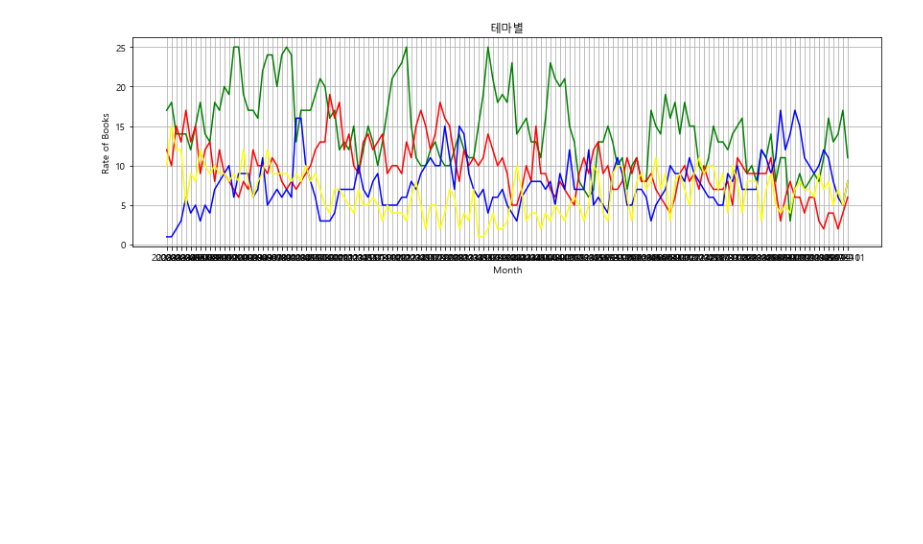
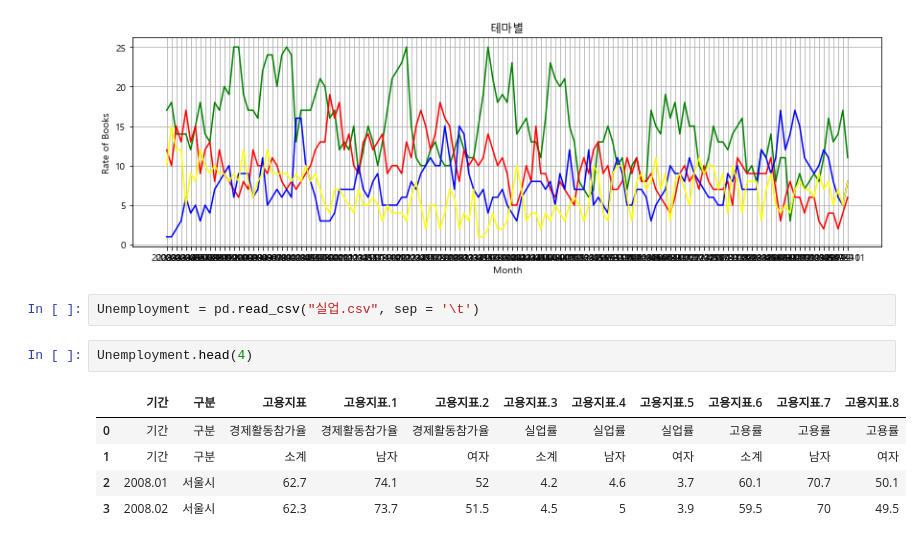
Before and after one commit to twg12/Bestseller-Analysis, a Jupyter notebook: Yes24 Bestseller/Total.ipynb, the cells around one changed output. Cells and saved outputs as stored; diff of their text form; blank space fills up the shorter version.

```diff
--- a/Yes24 Bestseller/Total.ipynb
+++ b/Yes24 Bestseller/Total.ipynb
@@ -973,3 +1009,13 @@ plt.ylabel('Rate of Books')
 plt.show()
 # %% [output]
 [figure]
+# %%
+Unemployment = pd.read_csv("실업.csv", sep = '\t')
+# %%
+Unemployment.head(4)
+# %% [output]
+|  | 기간 | 구분 | 고용지표 | 고용지표.1 | 고용지표.2 | 고용지표.3 | 고용지표.4 | 고용지표.5 | 고용지표.6 | 고용지표.7 | 고용지표.8 |
+| 0 | 기간 | 구분 | 경제활동참가율 | 경제활동참가율 | 경제활동참가율 | 실업률 | 실업률 | 실업률 | 고용률 | 고용률 | 고용률 |
+| 1 | 기간 | 구분 | 소계 | 남자 | 여자 | 소계 | 남자 | 여자 | 소계 | 남자 | 여자 |
+| 2 | 2008.01 | 서울시 | 62.7 | 74.1 | 52 | 4.2 | 4.6 | 3.7 | 60.1 | 70.7 | 50.1 |
+| 3 | 2008.02 | 서울시 | 62.3 | 73.7 | 51.5 | 4.5 | 5 | 3.9 | 59.5 | 70 | 49.5 |
```
Also changed, not shown: parts of 7 cells of this notebook, 1 other file.
